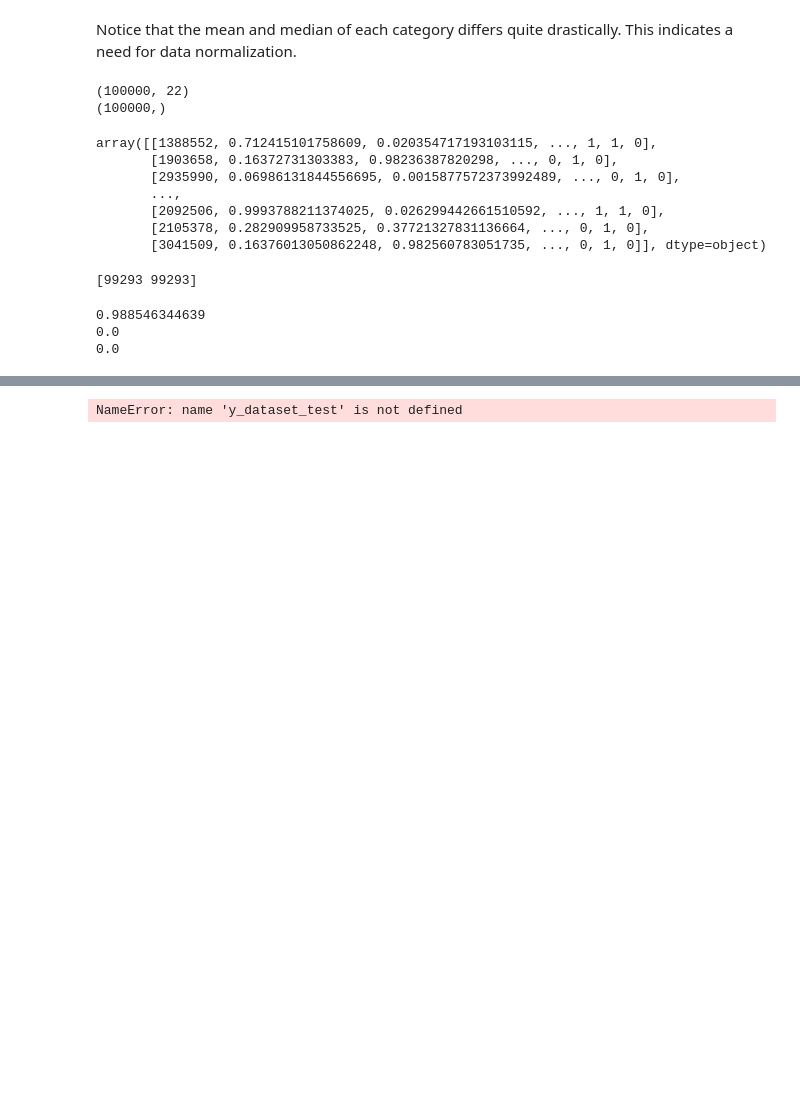
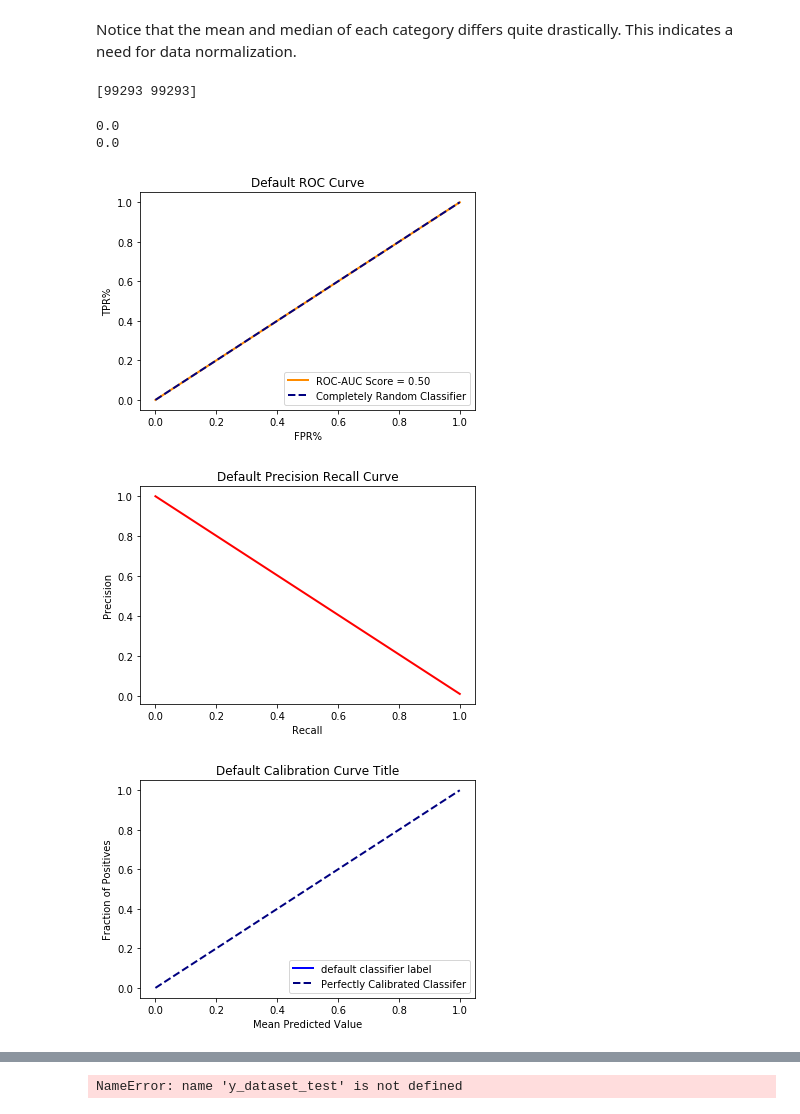
Before and after one commit to JamesKhoaNguyen/predicting_backorders, a Jupyter notebook: product_backorders.ipynb, the cells around one changed output, grey strips where cells are left out. Saved outputs shown, nothing was run; the diff lists cells and outputs as text; code cells hidden in the pictures; blank space fills up the shorter version.

```diff
--- a/product_backorders.ipynb
+++ b/product_backorders.ipynb
@@ -153,19 +235,10 @@ X_train_temp = samples.drop('went_on_backorder',axis = 1).values
 y_train_temp = samples['went_on_backorder'].values
 X_test_temp = testing_data.drop('went_on_backorder', axis = 1).values
 y_test_temp = testing_data['went_on_backorder'].values
-print(X_train_temp.shape)
-print(y_train_temp.shape)
-display(X_train_temp)
+train_test_dict = {'X_train': X_train_temp, 'y_train':y_train_temp, 'X_test':X_test_temp, 'y_test':y_test_temp}
+#print(X_train_temp.shape)
+#print(y_train_temp.shape)
+#display(X_train_temp)
-# %% [output]
-(100000, 22)
-(100000,)
-array([[1388552, 0.712415101758609, 0.020354717193103115, ..., 1, 1, 0],
-       [1903658, 0.16372731303383, 0.98236387820298, ..., 0, 1, 0],
-       [2935990, 0.06986131844556695, 0.0015877572373992489, ..., 0, 1, 0],
-       ...,
-       [2092506, 0.9993788211374025, 0.026299442661510592, ..., 1, 1, 0],
-       [2105378, 0.282909958733525, 0.37721327831136664, ..., 0, 1, 0],
-       [3041509, 0.16376013050862248, 0.982560783051735, ..., 0, 1, 0]], dtype=object)
 # %%
 from imblearn.over_sampling import SMOTE
 sm = SMOTE(random_state = 12, ratio = 1.0)
@@ -177,21 +250,25 @@ print(np.bincount(y_smote_training_data))
 # %%
 #majority classifier (baseline #1)
 from sklearn.dummy import DummyClassifier
-clf_dummy = DummyClassifier(strategy='most_frequent', random_state =0)
-clf_dummy.fit(x_smote_training_data, y_smote_training_data)
-clf_dummy_predictions = clf_dummy.predict(X_test_temp)
-#accuracy score
-print(clf_dummy.score(X_test_temp, y_test_temp))
-#recall score
-clf_dummy_recall = recall_score(y_test_temp,clf_dummy_predictions)
-print clf_dummy_recall
-#precision score
-clf_dummy_precision = precision_score(y_test_temp, clf_dummy_predictions)
-print clf_dummy_precision
+# clf_dummy = DummyClassifier(strategy='most_frequent', random_state =0)
+# clf_dummy.fit(x_smote_training_data, y_smote_training_data)
+# clf_dummy_predictions = clf_dummy.predict(X_test_temp)
+# #accuracy score
+# print(clf_dummy.score(X_test_temp, y_test_temp))
+# #recall score
+# clf_dummy_recall = recall_score(y_test_temp,clf_dummy_predictions)
+# print clf_dummy_recall
+# #precision score
+# clf_dummy_precision = precision_score(y_test_temp, clf_dummy_predictions)
+# print clf_dummy_precision
+
+dummy_clf = clfQuickAnalysis(clf = DummyClassifier(strategy ='most_frequent', random_state = 0),train_test_dict = train_test_dict)
 # %% [output]
-0.988546344639
 0.0
 0.0
+[figure, added]
+[figure, added]
+[figure, added]
 # %%
 #baseline #2 classifier decision tree stump
 from sklearn import tree
```
Also changed, not shown: parts of 14 cells of this notebook.
